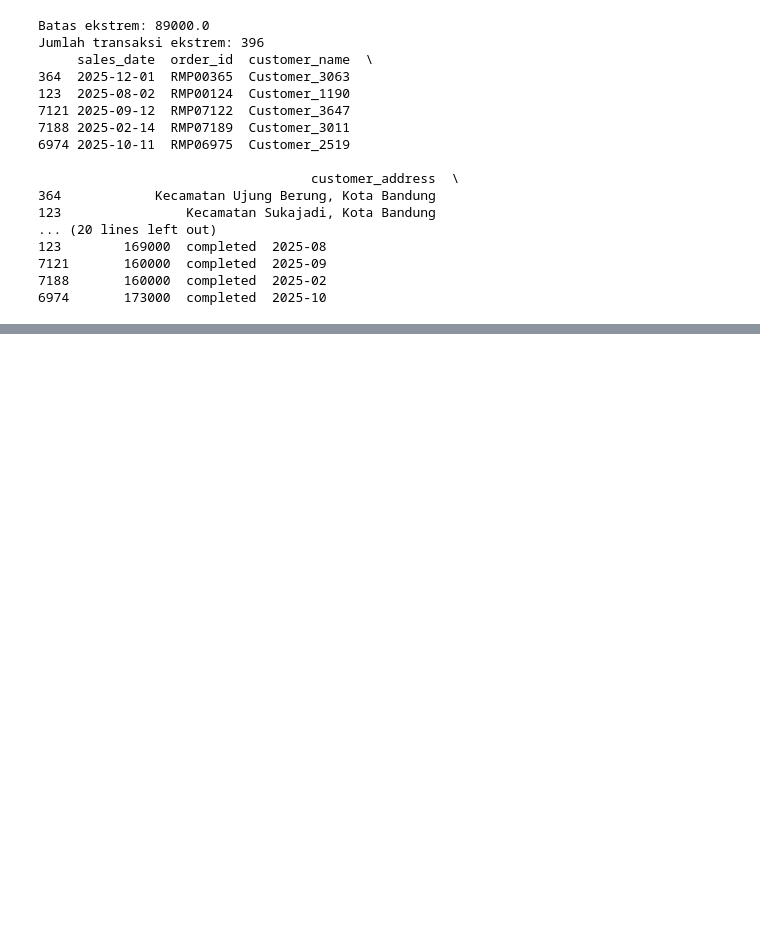
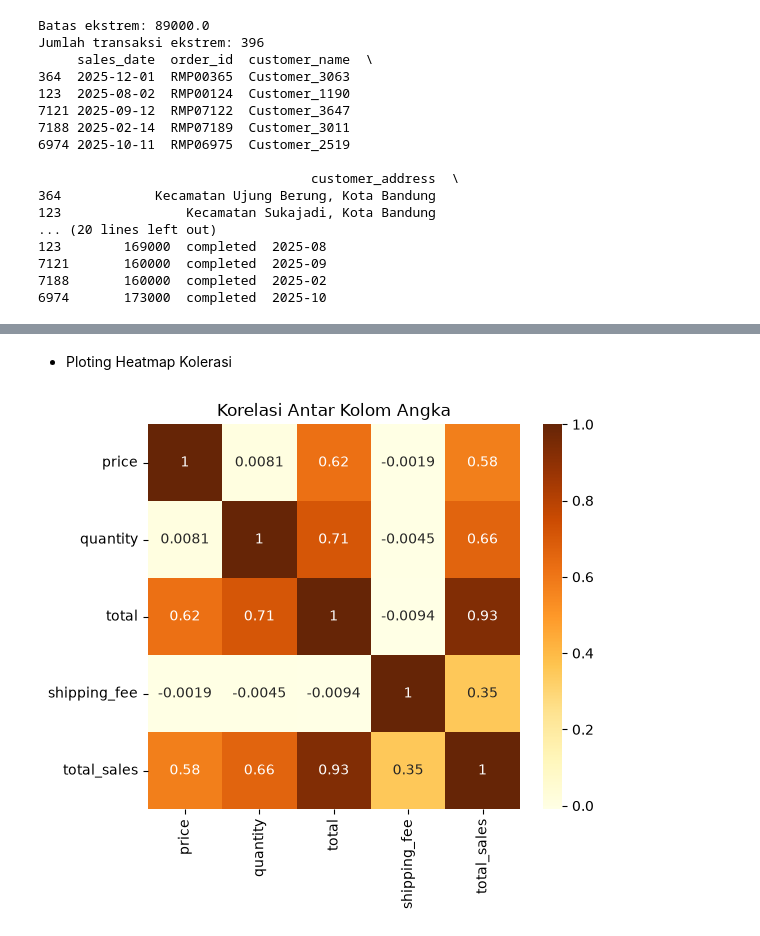
Before and after one commit to zulvanadrian-spec/mini-project-data-analyst-visualizations, a Jupyter notebook: Mini Project/part-2.ipynb, the cells around one changed output, grey strips where cells are left out. Drawn from its saved outputs; the diff is of its cells as text; code cells hidden in the pictures; blank space fills up the shorter version.

```diff
--- a/Mini Project/part-2.ipynb
+++ b/Mini Project/part-2.ipynb
@@ -242,0 +270,9 @@ Jumlah transaksi ekstrem: 396
+# %% [markdown]
+- Ploting Heatmap Kolerasi
+# %%
+plt.figure(figsize=(6, 5))
+sns.heatmap(df.select_dtypes("number").corr(), annot=True, cmap="YlOrBr")
+plt.title("Korelasi Antar Kolom Angka")
+plt.show()
+# %% [output]
+[figure, added]
```
Also changed, not shown: parts of 6 cells of this notebook.
